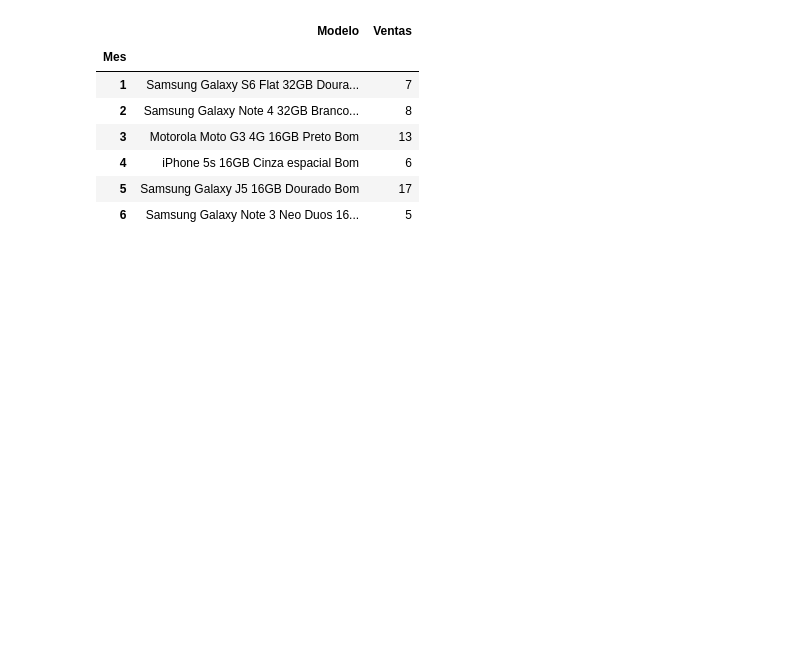
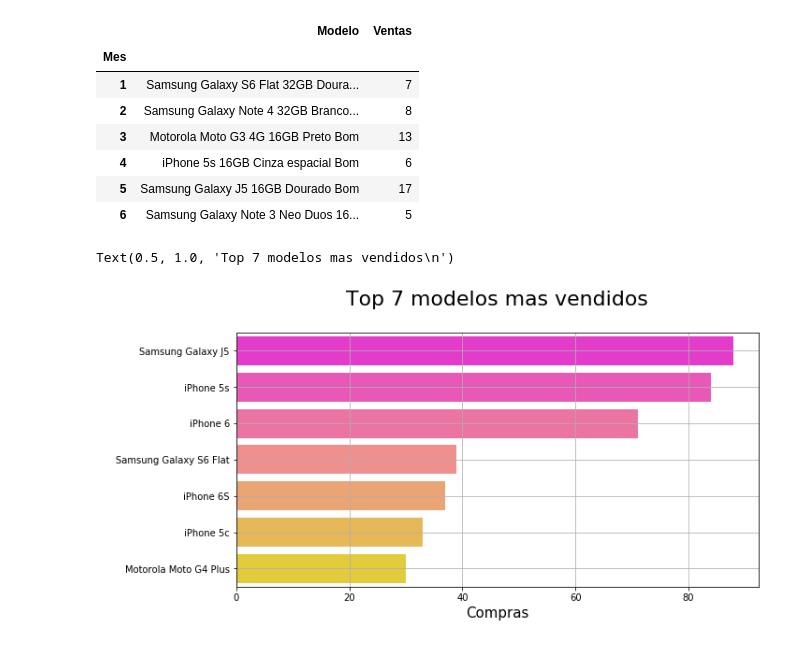
Before and after one commit to javier2409/TP1Datos2C2018, a Jupyter notebook: productos(mas vistos-comprados).ipynb, the cells around one changed output. Drawn from its saved outputs; the diff is of its cells as text; code cells hidden in the pictures; blank space fills up the shorter version.

Commit message:
Agregado grafico de modelos mas comprados

```diff
--- a/productos(mas vistos-comprados).ipynb
+++ b/productos(mas vistos-comprados).ipynb
@@ -315,3 +316,15 @@ g
 | 4 | iPhone 5s 16GB Cinza espacial Bom | 6 |
 | 5 | Samsung Galaxy J5 16GB Dourado Bom | 17 |
 | 6 | Samsung Galaxy Note 3 Neo Duos 16... | 5 |
+# %%
+x=df_conversions['model'].value_counts()
+fig,ax=plt.subplots(figsize=(10,5))
+p = x.head(7).to_frame().reset_index()
+sns.barplot(data=p,x='model',y='index',palette="spring")
+plt.grid(True)
+plt.xlabel('Compras',size=15)
+plt.ylabel(' ')
+plt.title('Top 7 modelos mas vendidos\n',size=22)
+# %% [output]
+Text(0.5, 1.0, 'Top 7 modelos mas vendidos\n')
+[figure, added]
```
Also changed, not shown: parts of 1 cell of this notebook, 2 other files.
